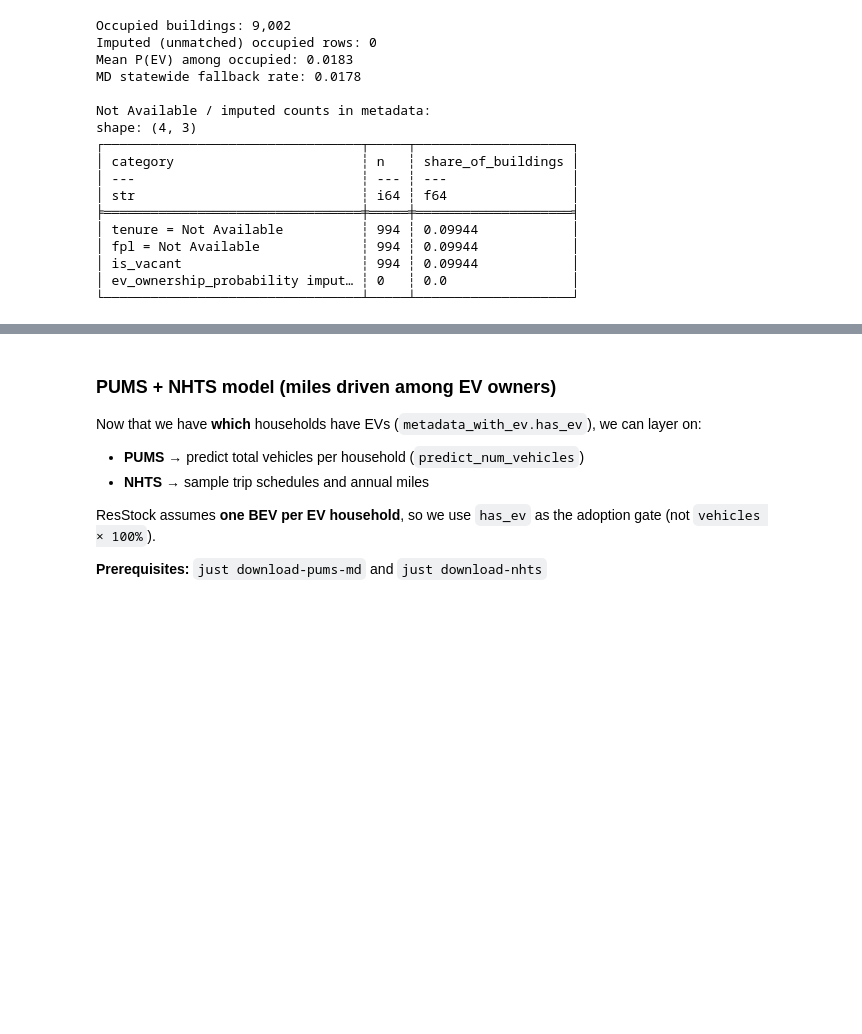
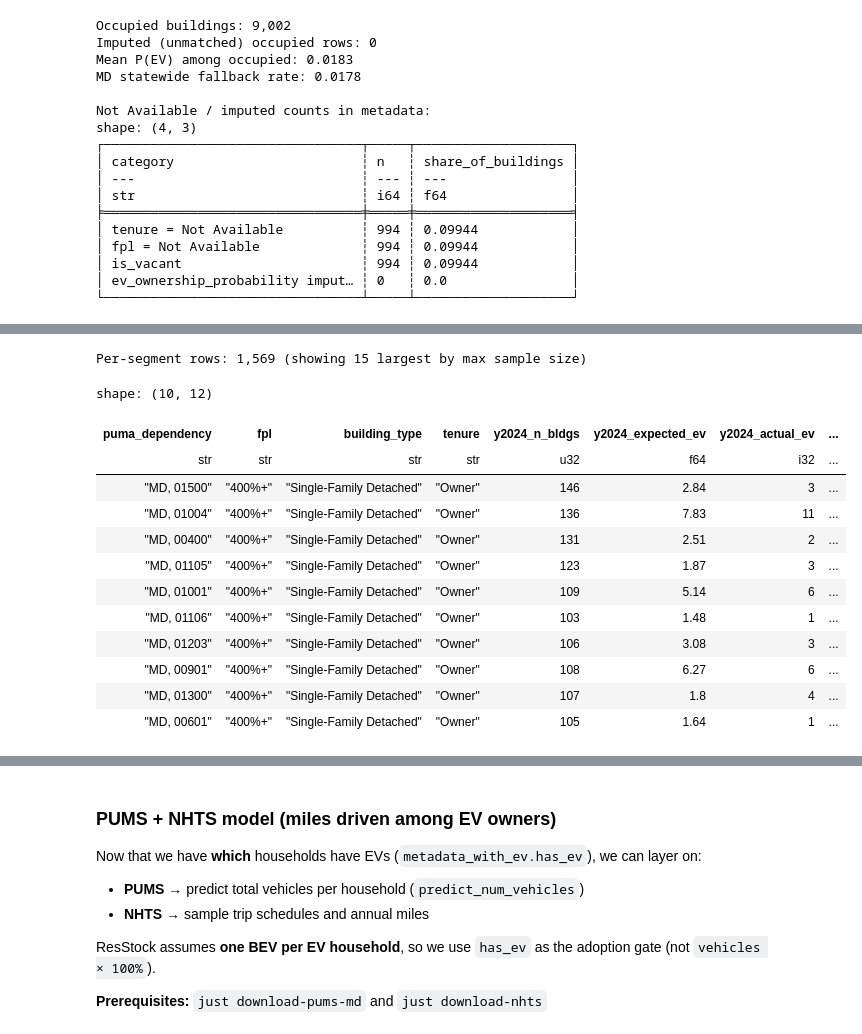
Before and after one commit to switchbox-data/buildstock-fetch, a Jupyter notebook: dev/ev_eda.ipynb, the cells around one changed output, grey strips where cells are left out. Saved outputs shown, nothing was run; the diff lists cells and outputs as text; code cells hidden in the pictures; blank space fills up the shorter version.

```diff
--- a/dev/ev_eda.ipynb
+++ b/dev/ev_eda.ipynb
@@ -880,0 +879,22 @@ ev_model_resstock_adoption.filter(pl.col("has_ev")).head(5)
+# %%
+print(f"\nPer-segment rows: {seg_compare.height:,} (showing 15 largest by max sample size)")
+seg_compare.head(10).select(
+        *SEGMENT_KEYS,
+        "y2024_n_bldgs", "y2024_expected_ev", "y2024_actual_ev", "y2024_actual_minus_expected",
+        "y2025_n_bldgs", "y2025_expected_ev", "y2025_actual_ev", "y2025_actual_minus_expected",
+    )
+# %% [output]
+Per-segment rows: 1,569 (showing 15 largest by max sample size)
+shape: (10, 12)
+| puma_dependency | fpl | building_type | tenure | y2024_n_bldgs | y2024_expected_ev | y2024_actual_ev | ... |
+| str | str | str | str | u32 | f64 | i32 | ... |
+| "MD, 01500" | "400%+" | "Single-Family Detached" | "Owner" | 146 | 2.84 | 3 | ... |
+| "MD, 01004" | "400%+" | "Single-Family Detached" | "Owner" | 136 | 7.83 | 11 | ... |
+| "MD, 00400" | "400%+" | "Single-Family Detached" | "Owner" | 131 | 2.51 | 2 | ... |
+| "MD, 01105" | "400%+" | "Single-Family Detached" | "Owner" | 123 | 1.87 | 3 | ... |
+| "MD, 01001" | "400%+" | "Single-Family Detached" | "Owner" | 109 | 5.14 | 6 | ... |
+| "MD, 01106" | "400%+" | "Single-Family Detached" | "Owner" | 103 | 1.48 | 1 | ... |
+| "MD, 01203" | "400%+" | "Single-Family Detached" | "Owner" | 106 | 3.08 | 3 | ... |
+| "MD, 00901" | "400%+" | "Single-Family Detached" | "Owner" | 108 | 6.27 | 6 | ... |
+| "MD, 01300" | "400%+" | "Single-Family Detached" | "Owner" | 107 | 1.8 | 4 | ... |
+| "MD, 00601" | "400%+" | "Single-Family Detached" | "Owner" | 105 | 1.64 | 1 | ... |
```
Also changed, not shown: parts of 28 cells of this notebook.
